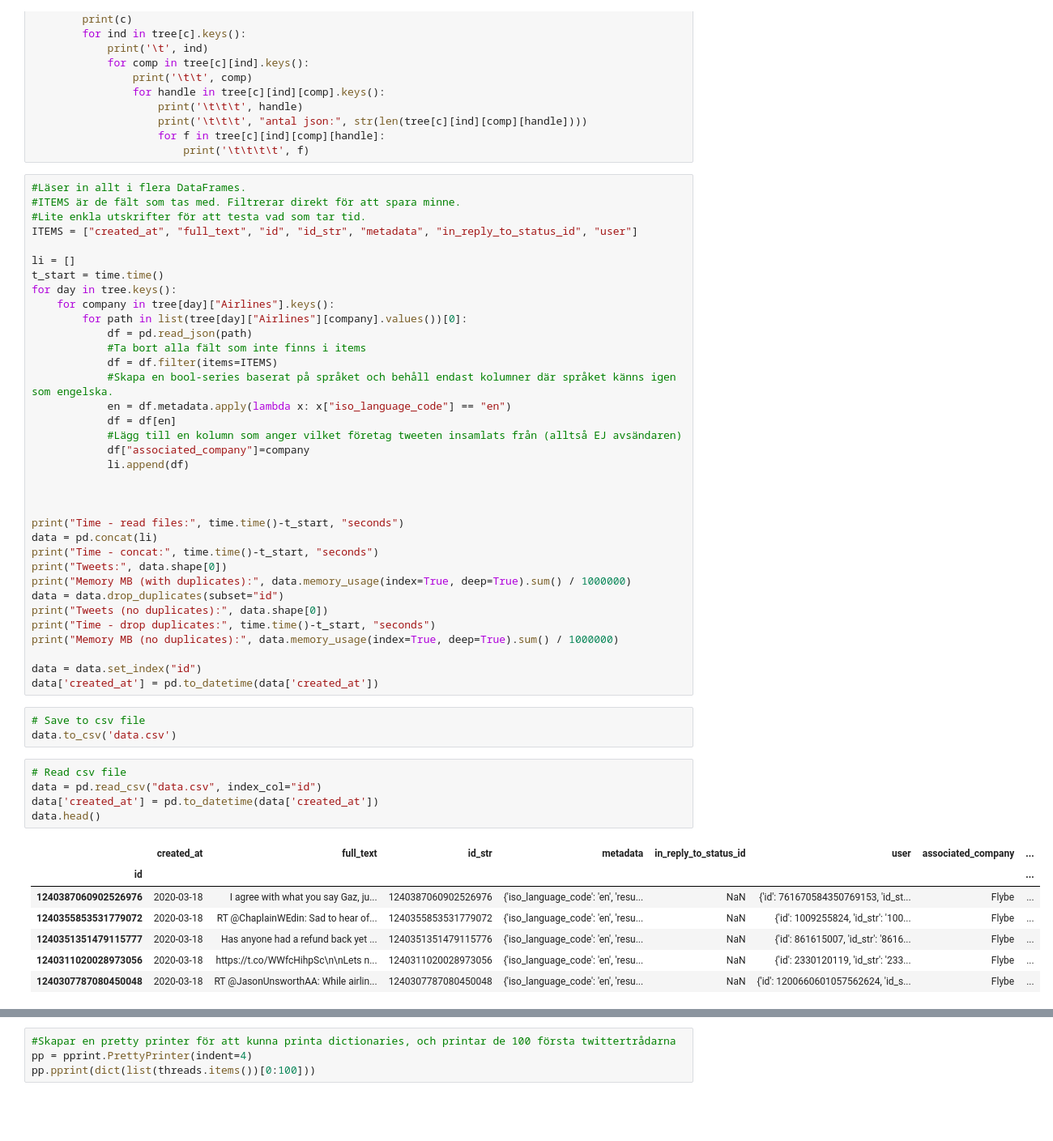
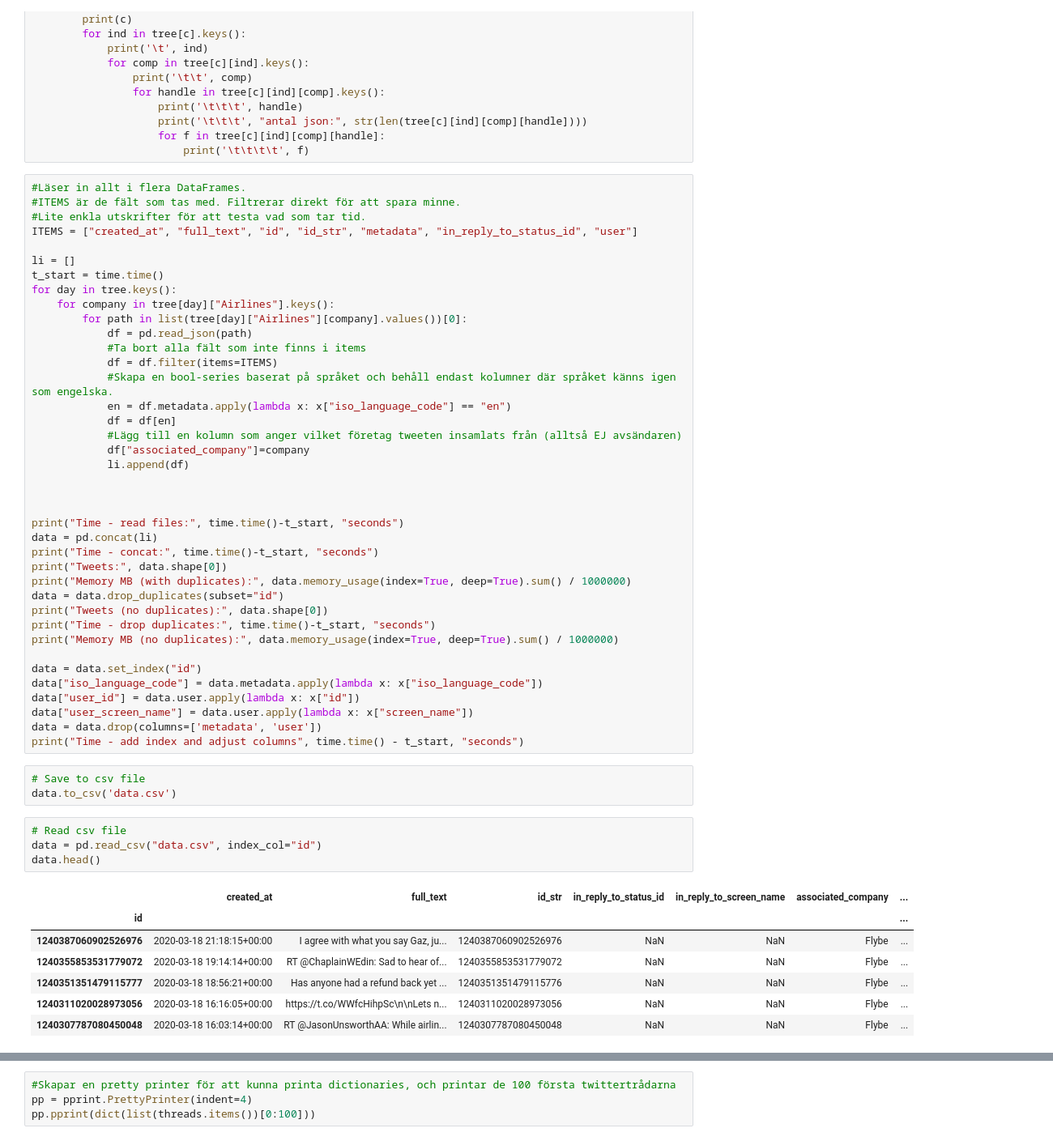
Before and after one commit to banan1994/STS-Thesis, a Jupyter notebook: test_siri.ipynb, the cells around one changed output, grey strips where cells are left out. Shown: that part at 81% size. Drawn from its saved outputs; the diff is of its cells as text; blank space fills up the shorter version.

```diff
--- a/test_siri.ipynb
+++ b/test_siri.ipynb
@@ -97,23 +98,26 @@ print("Time - drop duplicates:", time.time()-t_start, "seconds")
 print("Memory MB (no duplicates):", data.memory_usage(index=True, deep=True).sum() / 1000000)
 
 data = data.set_index("id")
-data['created_at'] = pd.to_datetime(data['created_at'])
+data["iso_language_code"] = data.metadata.apply(lambda x: x["iso_language_code"])
+data["user_id"] = data.user.apply(lambda x: x["id"])
+data["user_screen_name"] = data.user.apply(lambda x: x["screen_name"])
+data = data.drop(columns=['metadata', 'user'])
+print("Time - add index and adjust columns", time.time() - t_start, "seconds")
 # %%
 # Save to csv file
 data.to_csv('data.csv')
 # %%
 # Read csv file
 data = pd.read_csv("data.csv", index_col="id")
-data['created_at'] = pd.to_datetime(data['created_at'])
 data.head()
 # %% [output]
-|  | created_at | full_text | id_str | metadata | in_reply_to_status_id | user | associated_company | ... |
-| id |  |  |  |  |  |  |  | ... |
-| 1240387060902526976 | 2020-03-18 | I agree with what you say Gaz, ju... | 1240387060902526976 | {'iso_language_code': 'en', 'resu... | NaN | {'id': 761670584350769153, 'id_st... | Flybe | ... |
-| 1240355853531779072 | 2020-03-18 | RT @ChaplainWEdin: Sad to hear of... | 1240355853531779072 | {'iso_language_code': 'en', 'resu... | NaN | {'id': 1009255824, 'id_str': '100... | Flybe | ... |
-| 1240351351479115777 | 2020-03-18 | Has anyone had a refund back yet ... | 1240351351479115776 | {'iso_language_code': 'en', 'resu... | NaN | {'id': 861615007, 'id_str': '8616... | Flybe | ... |
-| 1240311020028973056 | 2020-03-18 | https://t.co/WWfcHihpSc\n\nLets n... | 1240311020028973056 | {'iso_language_code': 'en', 'resu... | NaN | {'id': 2330120119, 'id_str': '233... | Flybe | ... |
-| 1240307787080450048 | 2020-03-18 | RT @JasonUnsworthAA: While airlin... | 1240307787080450048 | {'iso_language_code': 'en', 'resu... | NaN | {'id': 1200660601057562624, 'id_s... | Flybe | ... |
+|  | created_at | full_text | id_str | in_reply_to_status_id | in_reply_to_screen_name | associated_company | ... |
+| id |  |  |  |  |  |  | ... |
+| 1240387060902526976 | 2020-03-18 21:18:15+00:00 | I agree with what you say Gaz, ju... | 1240387060902526976 | NaN | NaN | Flybe | ... |
+| 1240355853531779072 | 2020-03-18 19:14:14+00:00 | RT @ChaplainWEdin: Sad to hear of... | 1240355853531779072 | NaN | NaN | Flybe | ... |
+| 1240351351479115777 | 2020-03-18 18:56:21+00:00 | Has anyone had a refund back yet ... | 1240351351479115776 | NaN | NaN | Flybe | ... |
+| 1240311020028973056 | 2020-03-18 16:16:05+00:00 | https://t.co/WWfcHihpSc\n\nLets n... | 1240311020028973056 | NaN | NaN | Flybe | ... |
+| 1240307787080450048 | 2020-03-18 16:03:14+00:00 | RT @JasonUnsworthAA: While airlin... | 1240307787080450048 | NaN | NaN | Flybe | ... |
 # %%
 #Rekursiv funktion som bygger upp ett träd med tweet-id:s baserat på tweet-trådar, konversationer, där föräldrarna är initial-tweetsens id, och barnen är svarens id:s.
 def build_threads(all_tweets, initial_tweets):
```
Also changed, not shown: parts of 8 cells of this notebook.
